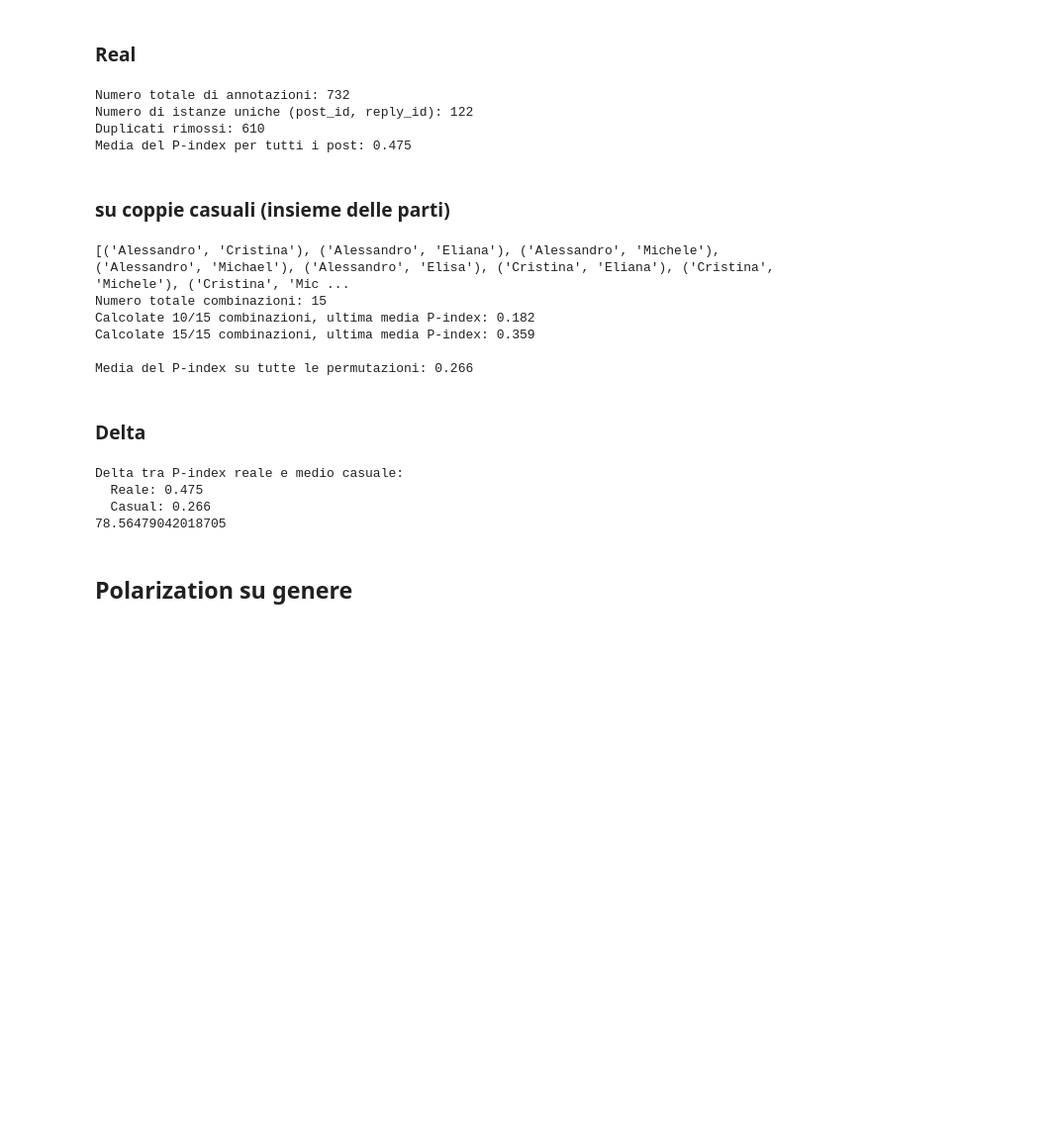
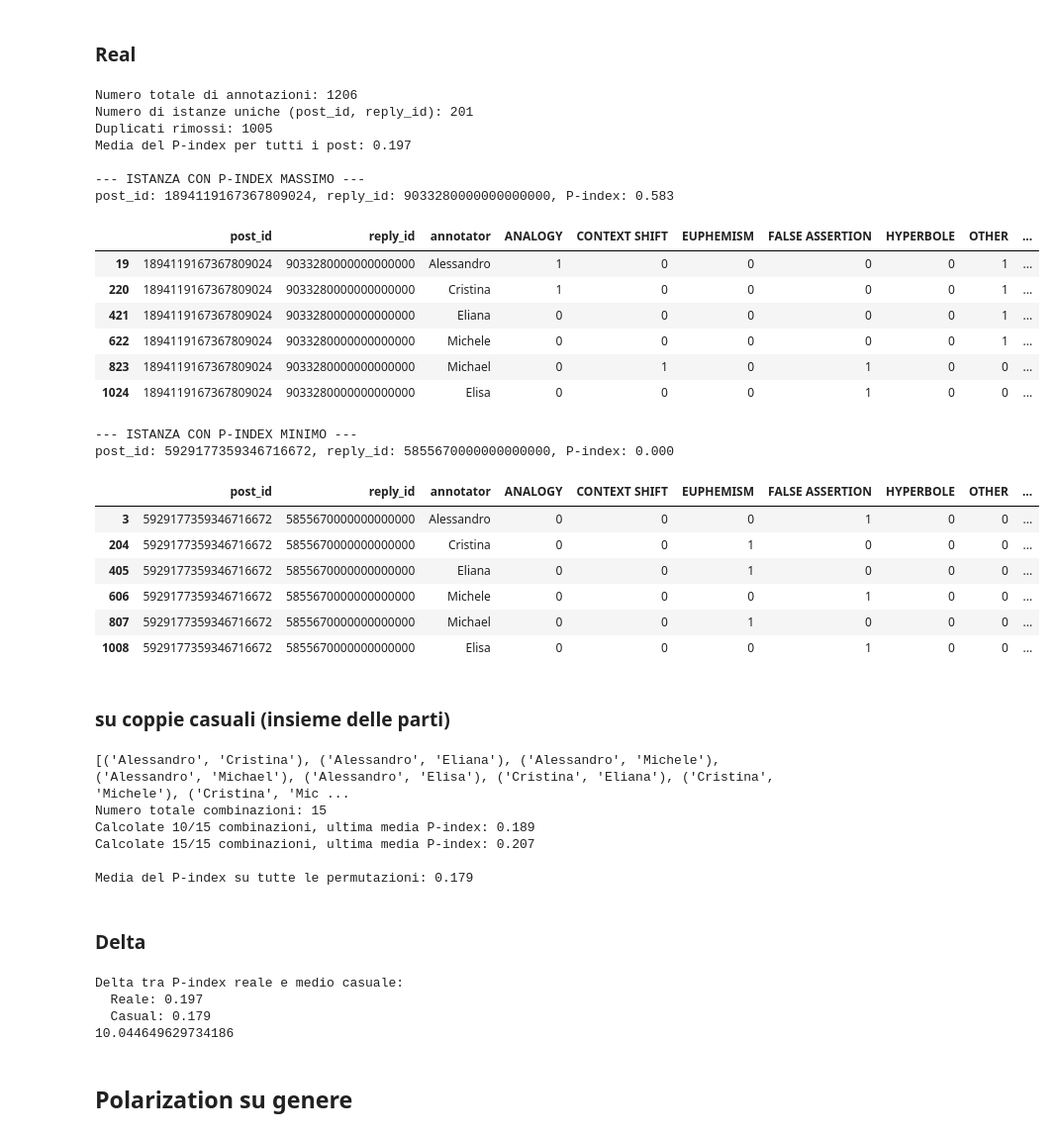
Before and after one commit to MichaelOliverio/IronyDetection, a Jupyter notebook: rhetorical-figures-annotations (nlp persepectives)/between humans/perspectivist_analysis.ipynb, the cells around one changed output. Shown at 99% size. Saved outputs shown, nothing was run; the diff lists cells and outputs as text; code cells hidden in the pictures; blank space fills up the shorter version.

```diff
--- a/rhetorical-figures-annotations (nlp persepectives)/between humans/perspectivist_analysis.ipynb
+++ b/rhetorical-figures-annotations (nlp persepectives)/between humans/perspectivist_analysis.ipynb
@@ -454,8 +454,9 @@ Presuppone una sola serie di frequenze osservate.
 ## Funzioni
 # %%
 from scipy.stats import chi2_contingency
+from sklearn.metrics import jaccard_score
 
-def compute_agreement(group_df):
+'''def compute_agreement(group_df):
     contingency = group_df.drop(columns=['post_id', 'reply_id', 'annotator']).T
 
     # Rimuove righe e colonne a somma 0
@@ -470,7 +471,23 @@ def compute_agreement(group_df):
         aG = 1 - chi2 / len(group_df)
         return max(0, min(aG, 1))  # forza in [0, 1] --> SPIEGARE IL MOTIVO
     except ValueError:
-        return 0
+        return 0'''
+
+def compute_agreement(instance_df):
+    labels = instance_df.drop(columns=['post_id', 'reply_id', 'annotator']).values
+    n = labels.shape[0]
+
+    if n < 2:
+        return 0.0
+
+    scores = []
+    for i in range(n):
+        for j in range(i + 1, n):
+            s = jaccard_score(labels[i], labels[j], average='binary', zero_division=0)
+            scores.append(s)
+
+    return np.mean(scores) if scores else 0.0
+
 
 def compute_p_index(instance_df, group_map):
     k = len(set(group_map.values()))
@@ -508,37 +525,68 @@ for annotator, df_ann in final_cleaned.items():
     df_copy = df_ann.copy()
     df_copy['annotator'] = annotator
     all_annotations.append(df_copy[['post_id', 'reply_id', 'annotator'] + all_figures])
 
 full_df = pd.concat(all_annotations, ignore_index=True)
 full_df.head()
 
 p_index_per_instance = {}
 
 group_map = annotator_groups  # come definito sopra
 before = full_df[['post_id', 'reply_id']].shape[0]
 instances = full_df[['post_id', 'reply_id']].drop_duplicates()
 
 print(f"Numero totale di annotazioni: {before}")
 print(f"Numero di istanze uniche (post_id, reply_id): {instances.shape[0]}")
 print(f"Duplicati rimossi: {before - instances.shape[0]}")
 
 for _, row in instances.iterrows():
     pid, rid = row['post_id'], row['reply_id']
     instance_df = full_df[(full_df['post_id'] == pid) & (full_df['reply_id'] == rid)]
 
     #if len(instance_df) < 2:
     #    continue  # troppo pochi annotatori per calcolare
 
     p_index = compute_p_index(instance_df, group_map)
     p_index_per_instance[(pid, rid)] = p_index
 
 mean_p_index_real = sum(p_index_per_instance.values()) / len(p_index_per_instance)
 print(f"Media del P-index per tutti i post: {mean_p_index_real:.3f}")
+
+# Trova l'istanza con P-index massimo e minimo
+max_instance = max(p_index_per_instance.items(), key=lambda x: x[1])
+min_instance = min(p_index_per_instance.items(), key=lambda x: x[1])
+
+print("\n--- ISTANZA CON P-INDEX MASSIMO ---")
+print(f"post_id: {max_instance[0][0]}, reply_id: {max_instance[0][1]}, P-index: {max_instance[1]:.3f}")
+display(full_df[(full_df['post_id'] == max_instance[0][0]) & (full_df['reply_id'] == max_instance[0][1])])
+
+print("\n--- ISTANZA CON P-INDEX MINIMO ---")
+print(f"post_id: {min_instance[0][0]}, reply_id: {min_instance[0][1]}, P-index: {min_instance[1]:.3f}")
+display(full_df[(full_df['post_id'] == min_instance[0][0]) & (full_df['reply_id'] == min_instance[0][1])])
 # %% [output]
-Numero totale di annotazioni: 732
-Numero di istanze uniche (post_id, reply_id): 122
-Duplicati rimossi: 610
-Media del P-index per tutti i post: 0.475
+Numero totale di annotazioni: 1206
+Numero di istanze uniche (post_id, reply_id): 201
+Duplicati rimossi: 1005
+Media del P-index per tutti i post: 0.197
+
+--- ISTANZA CON P-INDEX MASSIMO ---
+post_id: 1894119167367809024, reply_id: 9033280000000000000, P-index: 0.583
+|  | post_id | reply_id | annotator | ANALOGY | CONTEXT SHIFT | EUPHEMISM | FALSE ASSERTION | HYPERBOLE | OTHER | ... |
+| 19 | 1894119167367809024 | 9033280000000000000 | Alessandro | 1 | 0 | 0 | 0 | 0 | 1 | ... |
+| 220 | 1894119167367809024 | 9033280000000000000 | Cristina | 1 | 0 | 0 | 0 | 0 | 1 | ... |
+| 421 | 1894119167367809024 | 9033280000000000000 | Eliana | 0 | 0 | 0 | 0 | 0 | 1 | ... |
+| 622 | 1894119167367809024 | 9033280000000000000 | Michele | 0 | 0 | 0 | 0 | 0 | 1 | ... |
+| 823 | 1894119167367809024 | 9033280000000000000 | Michael | 0 | 1 | 0 | 1 | 0 | 0 | ... |
+| 1024 | 1894119167367809024 | 9033280000000000000 | Elisa | 0 | 0 | 0 | 1 | 0 | 0 | ... |
+--- ISTANZA CON P-INDEX MINIMO ---
+post_id: 5929177359346716672, reply_id: 5855670000000000000, P-index: 0.000
+|  | post_id | reply_id | annotator | ANALOGY | CONTEXT SHIFT | EUPHEMISM | FALSE ASSERTION | HYPERBOLE | OTHER | ... |
+| 3 | 5929177359346716672 | 5855670000000000000 | Alessandro | 0 | 0 | 0 | 1 | 0 | 0 | ... |
+| 204 | 5929177359346716672 | 5855670000000000000 | Cristina | 0 | 0 | 1 | 0 | 0 | 0 | ... |
+| 405 | 5929177359346716672 | 5855670000000000000 | Eliana | 0 | 0 | 1 | 0 | 0 | 0 | ... |
+| 606 | 5929177359346716672 | 5855670000000000000 | Michele | 0 | 0 | 0 | 1 | 0 | 0 | ... |
+| 807 | 5929177359346716672 | 5855670000000000000 | Michael | 0 | 0 | 1 | 0 | 0 | 0 | ... |
+| 1008 | 5929177359346716672 | 5855670000000000000 | Elisa | 0 | 0 | 0 | 1 | 0 | 0 | ... |
 # %% [markdown]
 ### su coppie casuali (insieme delle parti)
 # %%
@@ -594,10 +642,10 @@ print(f"\nMedia del P-index su tutte le permutazioni: {overall_mean_random:.3f}"
 # %% [output]
 [('Alessandro', 'Cristina'), ('Alessandro', 'Eliana'), ('Alessandro', 'Michele'), ('Alessandro', 'Michael'), ('Alessandro', 'Elisa'), ('Cristina', 'Eliana'), ('Cristina', 'Michele'), ('Cristina', 'Mic ...
 Numero totale combinazioni: 15
-Calcolate 10/15 combinazioni, ultima media P-index: 0.182
-Calcolate 15/15 combinazioni, ultima media P-index: 0.359
+Calcolate 10/15 combinazioni, ultima media P-index: 0.189
+Calcolate 15/15 combinazioni, ultima media P-index: 0.207
 
-Media del P-index su tutte le permutazioni: 0.266
+Media del P-index su tutte le permutazioni: 0.179
 # %% [markdown]
 ### Delta
 # %%
@@ -611,9 +659,9 @@ print(f"  Casual: {overall_mean_random:.3f}")
 print(calc_delta(mean_p_index_real, overall_mean_random))
 # %% [output]
 Delta tra P-index reale e medio casuale:
-  Reale: 0.475
-  Casual: 0.266
-78.56479042018705
+  Reale: 0.197
+  Casual: 0.179
+10.044649629734186
 # %% [markdown]
 ## Polarization su genere
 # %% [markdown]
```
Also changed, not shown: parts of 28 cells of this notebook, 24 other files.
